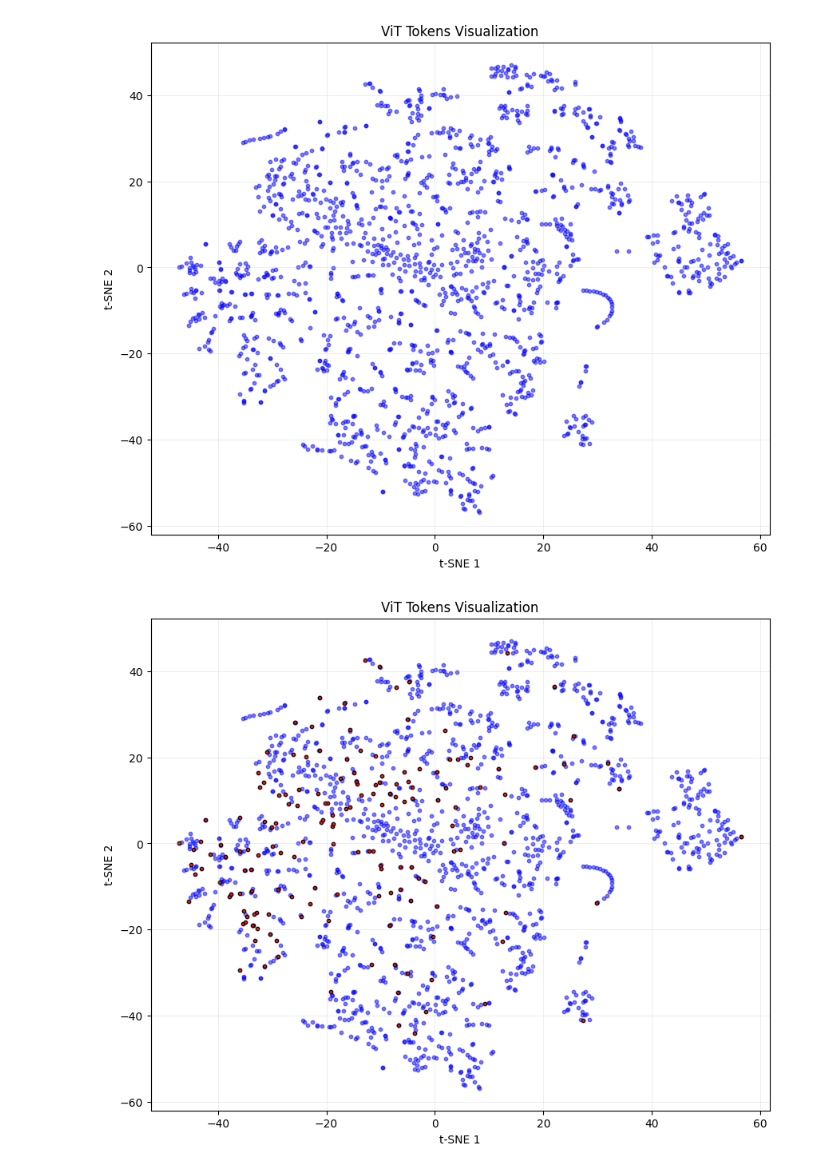
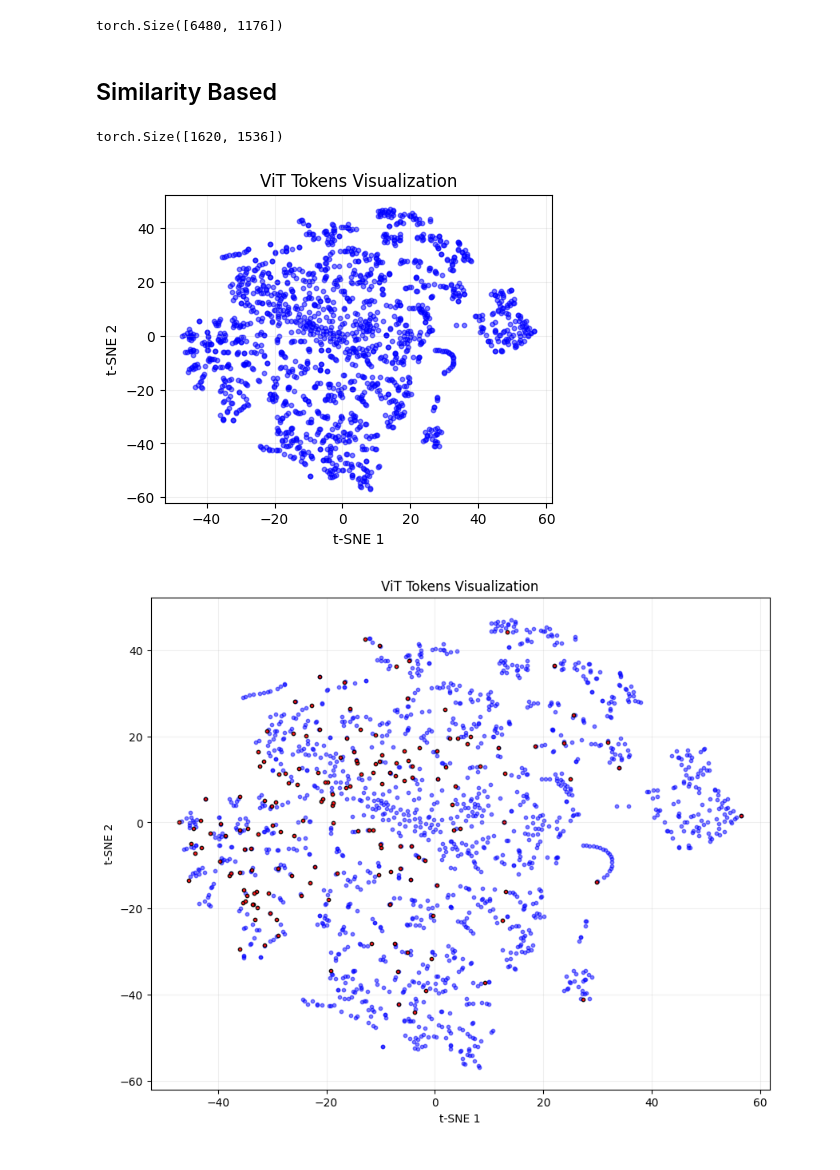
Before and after one commit to SamithVa/Thesis-code, a Jupyter notebook: tsne_visualize.ipynb, the cells around one changed output. Saved outputs shown, nothing was run; the diff lists cells and outputs as text; code cells hidden in the pictures.

```diff
--- a/tsne_visualize.ipynb
+++ b/tsne_visualize.ipynb
@@ -55,10 +53,18 @@ inputs = processor(
 inputs = inputs.to(device)
 pixel_values = inputs['pixel_values']
 image_grid_thw =  inputs['image_grid_thw']
+# %%
+pixel_values.shape
+# %% [output]
+torch.Size([6480, 1176])
+# %% [markdown]
+## Similarity Based
 # %%
 with torch.no_grad():
     visual_tokens = vit(pixel_values, image_grid_thw)
-    visual_tokens.shape
+    print(visual_tokens.shape)
+# %% [output]
+torch.Size([1620, 1536])
 # %%
 tokens_np = visual_tokens.cpu().numpy()
 
@@ -67,18 +73,18 @@ tsne = TSNE(n_components=2, perplexity=30, random_state=42)
 tokens_2d = tsne.fit_transform(tokens_np)
 # %%
 # 3. Plot with single color
-plt.figure(figsize=(10, 8))
+plt.figure(figsize=(5, 4))
 plt.scatter(tokens_2d[:, 0], tokens_2d[:, 1],
             color='blue',  # single color
             alpha=0.5,    # semi-transparent
             s=10)        # point size
 plt.title("ViT Tokens Visualization")
 plt.xlabel("t-SNE 1")
 plt.ylabel("t-SNE 2")
 plt.grid(True, alpha=0.2)
 plt.show()
 # %% [output]
-[figure, old version]
+[figure, new version]
 # %%
 from merge_2d import self_soft_matching_2d
 
```
Also changed, not shown: parts of 9 cells of this notebook, 1 other file.
